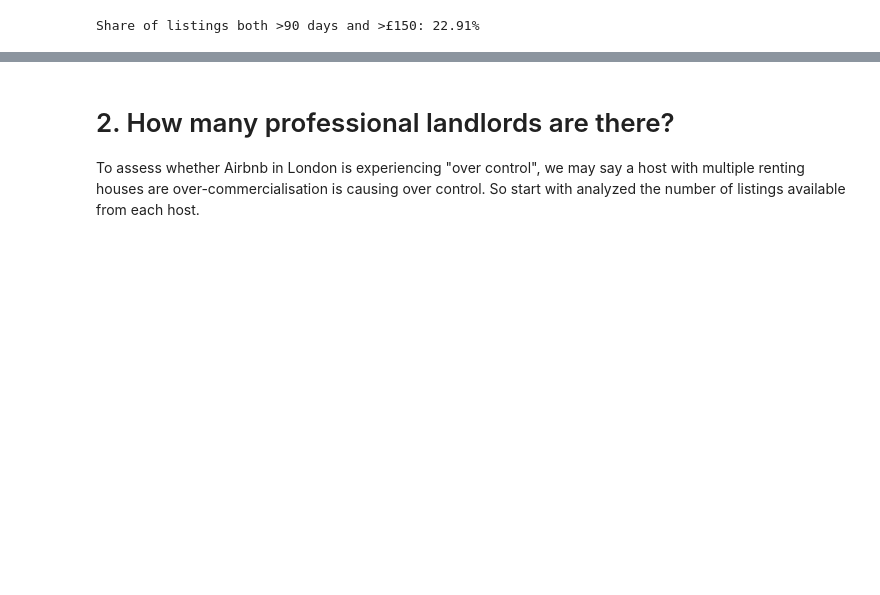
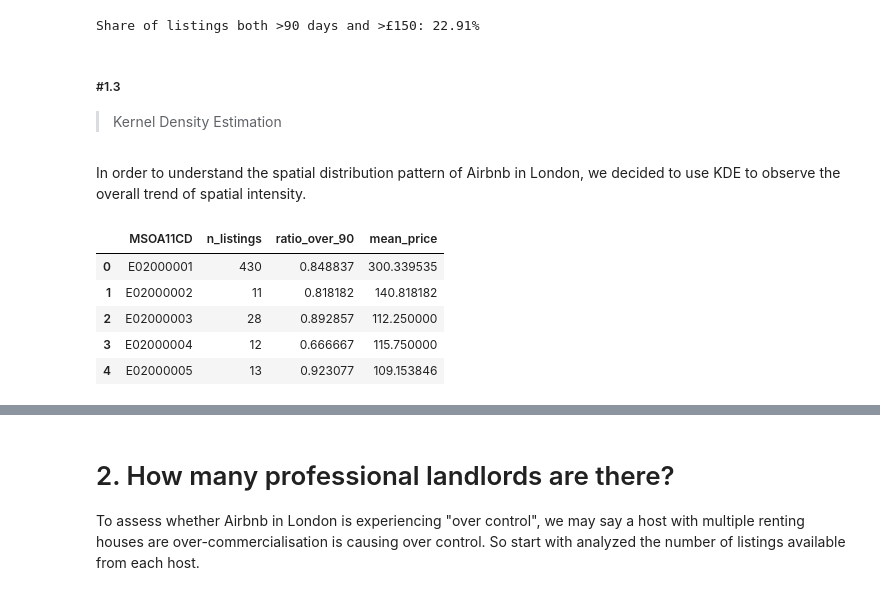
Before and after one commit to Levine-l/fsds-group, a Jupyter notebook: Group_project.ipynb, the cells around one changed output, grey strips where cells are left out. Saved outputs shown, nothing was run; the diff lists cells and outputs as text; code cells hidden in the pictures; blank space fills up the shorter version.

```diff
--- a/Group_project.ipynb
+++ b/Group_project.ipynb
@@ -146,0 +163,11 @@ df = df[df['price'] < 2000] #2000 maybe a proper price cap..
+# %%
+#Convert listings DataFrame to points
+gdf_listings = gpd.GeoDataFrame(df,
+                                geometry=gpd.points_from_xy(df['longitude'], df['latitude']),
+                                crs="EPSG:4326")
+
+#find if need to reproject listings to match msoa crs
+if msoa.crs is not None and gdf_listings.crs != msoa.crs:
+    gdf_listings = gdf_listings.to_crs(msoa.crs)
+
+gdf_listings.head()
@@ -146,0 +191,13 @@ df = df[df['price'] < 2000] #2000 maybe a proper price cap..
+# %%
+#Keep only geometry and MSOA identifiers for the join
+msoa_1 = msoa[['MSOA11CD', 'MSOA11NM', 'geometry']]
+
+#left join them
+listings_msoa = gpd.sjoin(
+    gdf_listings,
+    msoa_1,
+    how='left',
+    predicate='within'
+)
+
+listings_msoa.head()
@@ -147,3 +212,10 @@ df = df[df['price'] < 2000] #2000 maybe a proper price cap..
+# %%
+#Ensure availability_365 and price are numeric
+listings_msoa['availability_365'] = pd.to_numeric(listings_msoa['availability_365'])
+listings_msoa['price'] = pd.to_numeric(listings_msoa['price'])
+# %%
+#drop rows where MSOA11CD is missing (outside London polygons)
+listings_msoa = listings_msoa.dropna(subset=['MSOA11CD'])
 # %% [markdown]
 # 1.Is Airbnb “Out of Control” in London
 
@@ -294,3 +366,28 @@ df['high_high'] = df['over_90'] & df['high_price']
 print(f"Share of listings both >90 days and >£150: {df['high_high'].mean():.2%}")
 # %% [output]
 Share of listings both >90 days and >£150: 22.91%
+# %%
+as_markdown("#1.3","Kernel Density Estimation")
+# %% [output]
+##### #1.3
+
+>Kernel Density Estimation
+# %% [markdown]
+In order to understand the spatial distribution pattern of Airbnb in London, we decided to use KDE to observe the overall trend of spatial intensity.
+# %%
+#Firstly, aggregate listing data to the mosa level
+listings_msoa['over_90'] = listings_msoa['availability_365'] > 90
+msoa_stats_q1 = listings_msoa.groupby('MSOA11CD').agg(
+    n_listings=('price', 'size'),#number of listing for every msoa
+    ratio_over_90=('over_90', 'mean'),#ratio of listing >90 days
+    mean_price=('price', 'mean')#mean price
+).reset_index()
+
+msoa_stats_q1.head()
+# %% [output]
+|  | MSOA11CD | n_listings | ratio_over_90 | mean_price |
+| 0 | E02000001 | 430 | 0.848837 | 300.339535 |
+| 1 | E02000002 | 11 | 0.818182 | 140.818182 |
+| 2 | E02000003 | 28 | 0.892857 | 112.250000 |
+| 3 | E02000004 | 12 | 0.666667 | 115.750000 |
+| 4 | E02000005 | 13 | 0.923077 | 109.153846 |
```
Also changed, not shown: parts of 25 cells of this notebook.
